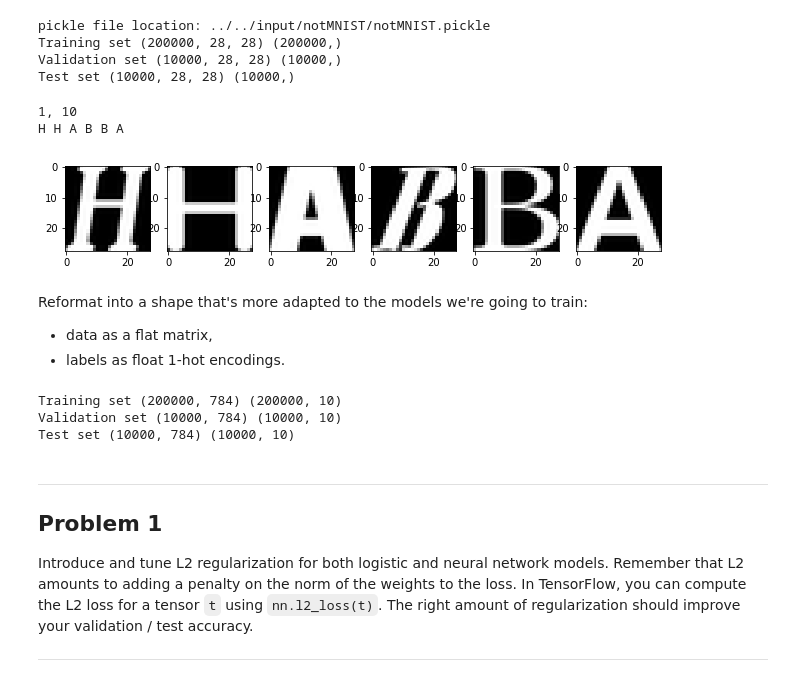
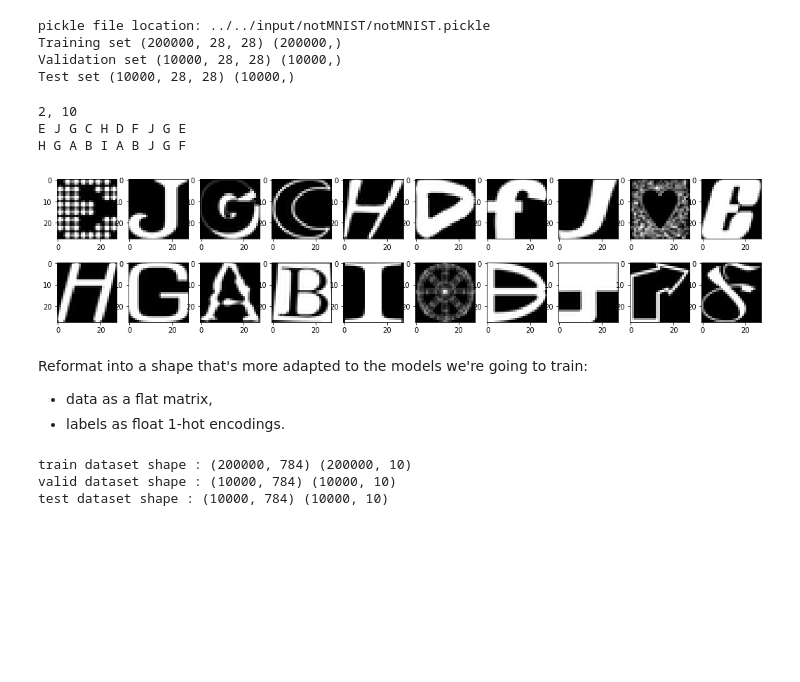
Before and after one commit to falconjs/Archaeopteryx, a Jupyter notebook: Udacity/3_regularization.ipynb, the cells around one changed output. Saved outputs shown, nothing was run; the diff lists cells and outputs as text; code cells hidden in the pictures; blank space fills up the shorter version.

```diff
--- a/Udacity/3_regularization.ipynb
+++ b/Udacity/3_regularization.ipynb
@@ -51,50 +51,57 @@ Test set (10000, 28, 28) (10000,)
 # %%
 import math
 
-img_idx_list = list(range(2090,2096))
+# display the dataset and labels
+img_idx_list = list(range(0,20))
 img_idx_len = len(img_idx_list)
 
 col_num = 10
 row_num = math.ceil(img_idx_len / col_num)
 
 print("%d, %d" % (row_num, col_num))
 
 plt.figure(figsize=(18, 2 * row_num))
 for i, idx in enumerate(img_idx_list):
     print(label_dic[train_labels_rw[idx]], end=' ')
     if i % col_num + 1 == col_num:
         print()
     plt.subplot(row_num, col_num, i+1)
     plt.imshow(train_dataset_rw[idx], cmap='gray')
 # %% [output]
-1, 10
-H H A B B A
+2, 10
+E J G C H D F J G E
+H G A B I A B J G F
-[figure, old version]
+[figure, new version]
 # %% [markdown]
 Reformat into a shape that's more adapted to the models we're going to train:
 - data as a flat matrix,
 - labels as float 1-hot encodings.
 # %%
+train_dataset = {}
+valid_dataset = {}
+test_dataset = {}
+
 image_size = 28
 num_labels = 10
+layers_info_text = ''
 
-def reformat(dataset, labels):
+
+def reformat(dataset, labels, name):
     dataset = dataset.reshape((-1, image_size * image_size)).astype(np.float32)
 
     # Map 0 to [1.0, 0.0, 0.0 ...], 1 to [0.0, 1.0, 0.0 ...]
-    labels = (np.arange(num_labels) == labels[:,None]).astype(np.float32)
+    labels = (np.arange(num_labels) == labels[:, None]).astype(np.float32)
+    print(name, 'dataset shape :', dataset.shape, labels.shape)
     return dataset, labels
 
-train_dataset, train_labels = reformat(train_dataset_rw, train_labels_rw)
-valid_dataset, valid_labels = reformat(valid_dataset_rw, valid_labels_rw)
-test_dataset, test_labels = reformat(test_dataset_rw, test_labels_rw)
-print('Training set', train_dataset.shape, train_labels.shape)
-print('Validation set', valid_dataset.shape, valid_labels.shape)
-print('Test set', test_dataset.shape, test_labels.shape)
+
+train_dataset["Input_X"], train_dataset["Labels"] = reformat(train_dataset_rw, train_labels_rw, 'train')
+valid_dataset["Input_X"], valid_dataset["Labels"] = reformat(valid_dataset_rw, valid_labels_rw, 'valid')
+test_dataset["Input_X"], test_dataset["Labels"] = reformat(test_dataset_rw, test_labels_rw, 'test')
 # %% [output]
-Training set (200000, 784) (200000, 10)
-Validation set (10000, 784) (10000, 10)
-Test set (10000, 784) (10000, 10)
+train dataset shape : (200000, 784) (200000, 10)
+valid dataset shape : (10000, 784) (10000, 10)
+test dataset shape : (10000, 784) (10000, 10)
 # %%
 def accuracy(predictions, labels):
     return (100.0 * np.sum(np.argmax(predictions, 1) == np.argmax(labels, 1))
@@ -156,8 +151,0 @@ def conv_layer(input_x, channels_in, channels_out, layer_name='Convolutional_Lay
-# %% [markdown]
----
-Problem 1
----------
-
-Introduce and tune L2 regularization for both logistic and neural network models. Remember that L2 amounts to adding a penalty on the norm of the weights to the loss. In TensorFlow, you can compute the L2 loss for a tensor `t` using `nn.l2_loss(t)`. The right amount of regularization should improve your validation / test accuracy.
-
----
```
Also changed, not shown: parts of 19 cells of this notebook, 6 other files.
